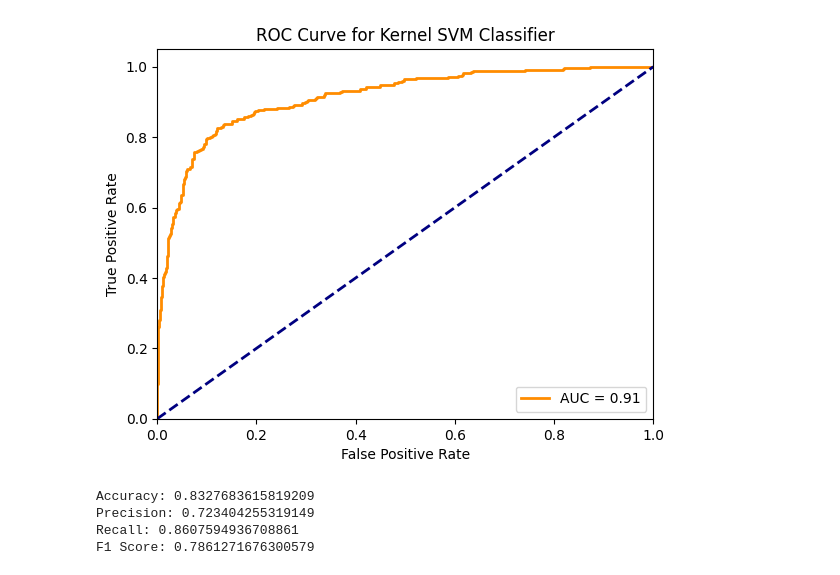
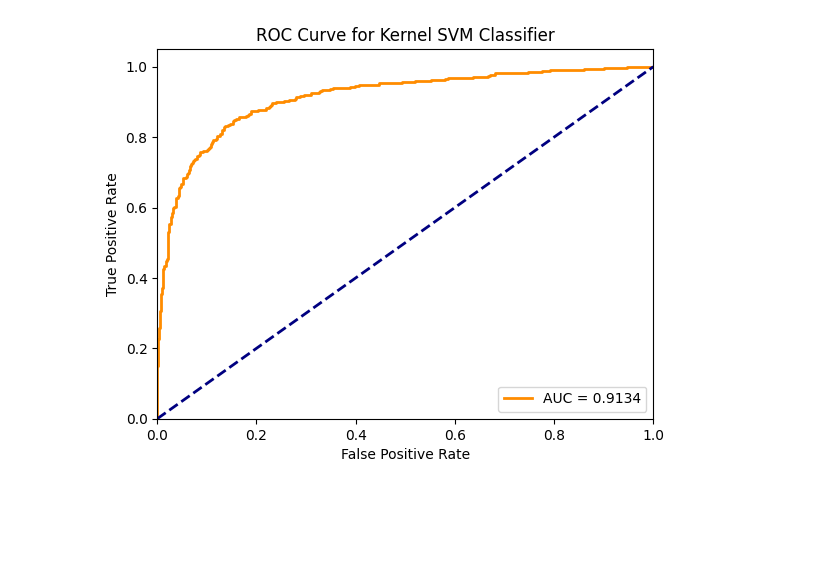
Before and after one commit to jnqian99/academic-performance, a Jupyter notebook: notebooks/6_classification/svm_classify.ipynb, the cells around one changed output. Drawn from its saved outputs; the diff is of its cells as text; code cells hidden in the pictures; blank space fills up the shorter version.

Commit message:
changes to svm and random forest notebooks

```diff
--- a/notebooks/6_classification/svm_classify.ipynb
+++ b/notebooks/6_classification/svm_classify.ipynb
@@ -33,15 +38,14 @@ X_train, X_test, y_train, y_test = train_test_split(X, y, test_size=0.2, random_
 from sklearn.svm import SVC
 
 svc = SVC(class_weight='balanced')
-param_grid = {'C': [0.1, 1, 10, 100],
-              'gamma': [0.1, 0.01, 0.001, 0.0001],
-              'kernel': ['rbf', 'sigmoid']}
+param_grid = {'C': [1, 10, 100, 200, 500, 1000],
+              'gamma': [0.1, 0.01, 0.001, 0.0001, 0.00001],
+              'kernel': ['rbf', 'sigmoid', 'poly']}
 # scoring on both accuracy and recall
-grid = GridSearchCV(svc, param_grid, refit=True, scoring='balanced_accuracy', verbose=2, n_jobs=-1)
+grid = GridSearchCV(svc, param_grid, refit=True, scoring='roc_auc', verbose=2, n_jobs=-1)
 grid.fit(X_train, y_train)
 print(grid.best_params_)
 print(grid.best_estimator_)
-grid_predictions = grid.predict(X_test)
-gscore = grid.score(X_test, y_test)
+gscore = grid.score(X_train, y_train)
 print(gscore)
 # %% [output]
@@ -67,17 +111,14 @@ accuracy mean: 0.8688929434548103 accuracy std: 0.00984112498834708
 
 from sklearn.metrics import confusion_matrix
 
-classifier = SVC(kernel='rbf', gamma=0.01, C=10, random_state=42, class_weight='balanced')
+classifier = SVC(kernel='rbf', gamma=0.0001, C=200, random_state=42, class_weight='balanced', probability=True)
 classifier.fit(X_train, y_train)
 
 y_pred = classifier.predict(X_test)
-
-# accuracy, precision, recall, f1 score
-from sklearn.metrics import accuracy_score, precision_score, recall_score, f1_score
-
+y_test_proba = classifier.predict_proba(X_test)[:, 1]
+print('Recall:', recall_score(y_test, y_pred))
 print('Accuracy:', accuracy_score(y_test, y_pred))
 print('Precision:', precision_score(y_test, y_pred))
-print('Recall:', recall_score(y_test, y_pred))
 print('F1 Score:', f1_score(y_test, y_pred))
 
 cm = confusion_matrix(y_test, y_pred)
@@ -96,36 +155,22 @@ Confusion Matrix: [TP, FP], [FN, TN]
 # %%
 # roc curve
 from sklearn.metrics import roc_curve
 import matplotlib.pyplot as plt
 
-y_test_proba = classifier.decision_function(X_test)
 fpr, tpr, thresholds = roc_curve(y_test, y_test_proba)
 # auc
 from sklearn.metrics import auc
 
 roc_auc = auc(fpr, tpr)
 
-plt.plot(fpr, tpr, color='darkorange', lw=2, label='AUC = %0.2f' % roc_auc)
+plt.plot(fpr, tpr, color='darkorange', lw=2, label='AUC = %0.4f' % roc_auc)
 plt.plot([0, 1], [0, 1], color='navy', lw=2, linestyle='--')
 plt.xlabel('False Positive Rate')
 plt.ylabel('True Positive Rate')
 plt.xlim([0.0, 1.0])
 plt.ylim([0.0, 1.05])
 plt.title('ROC Curve for Kernel SVM Classifier')
 plt.legend(loc="lower right")
 plt.show()
 # %% [output]
-[figure, old version]
+[figure, new version]
-# %%
-# I can also increase recall by lowering the decision threshold
-decision_threshold = -0.5
-y_pred = y_test_proba > decision_threshold
-print('Accuracy:', accuracy_score(y_test, y_pred))
-print('Precision:', precision_score(y_test, y_pred))
-print('Recall:', recall_score(y_test, y_pred))
-print('F1 Score:', f1_score(y_test, y_pred))
-# %% [output]
-Accuracy: 0.8327683615819209
-Precision: 0.723404255319149
-Recall: 0.8607594936708861
-F1 Score: 0.7861271676300579
```
Also changed, not shown: parts of 6 cells of this notebook, 1 other file.
